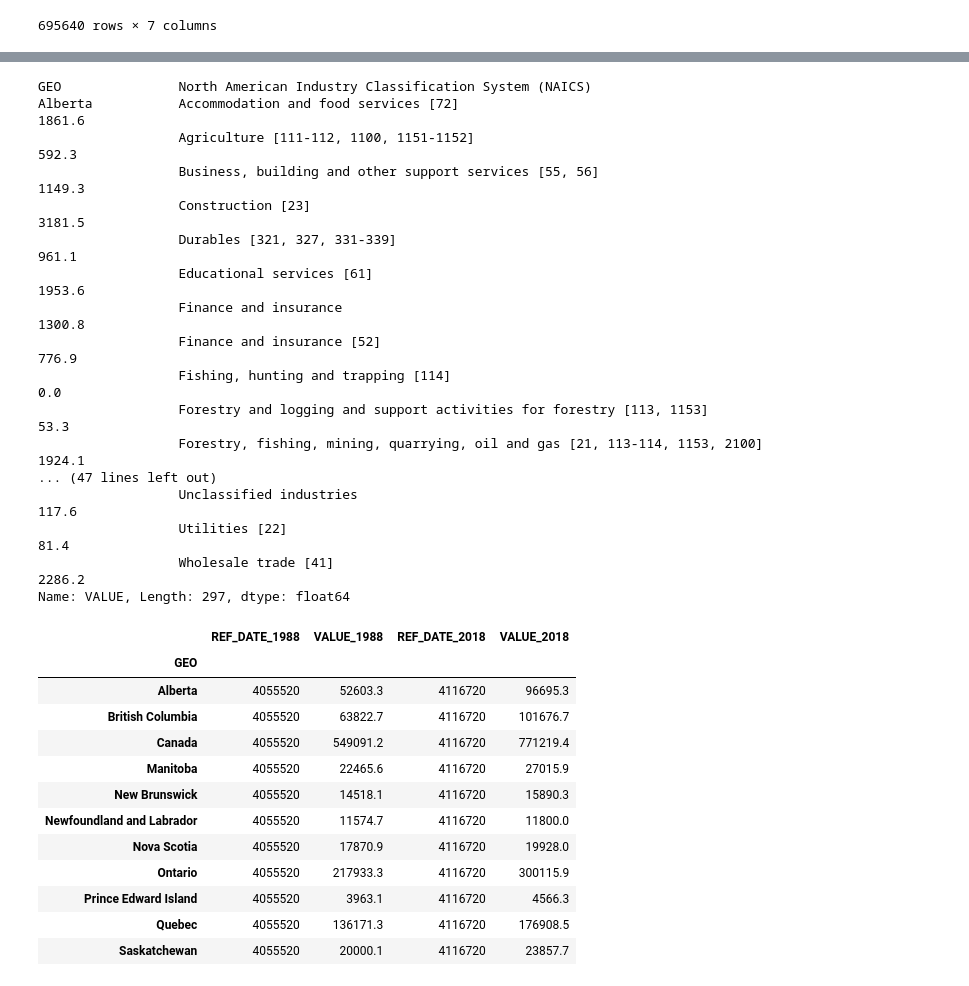
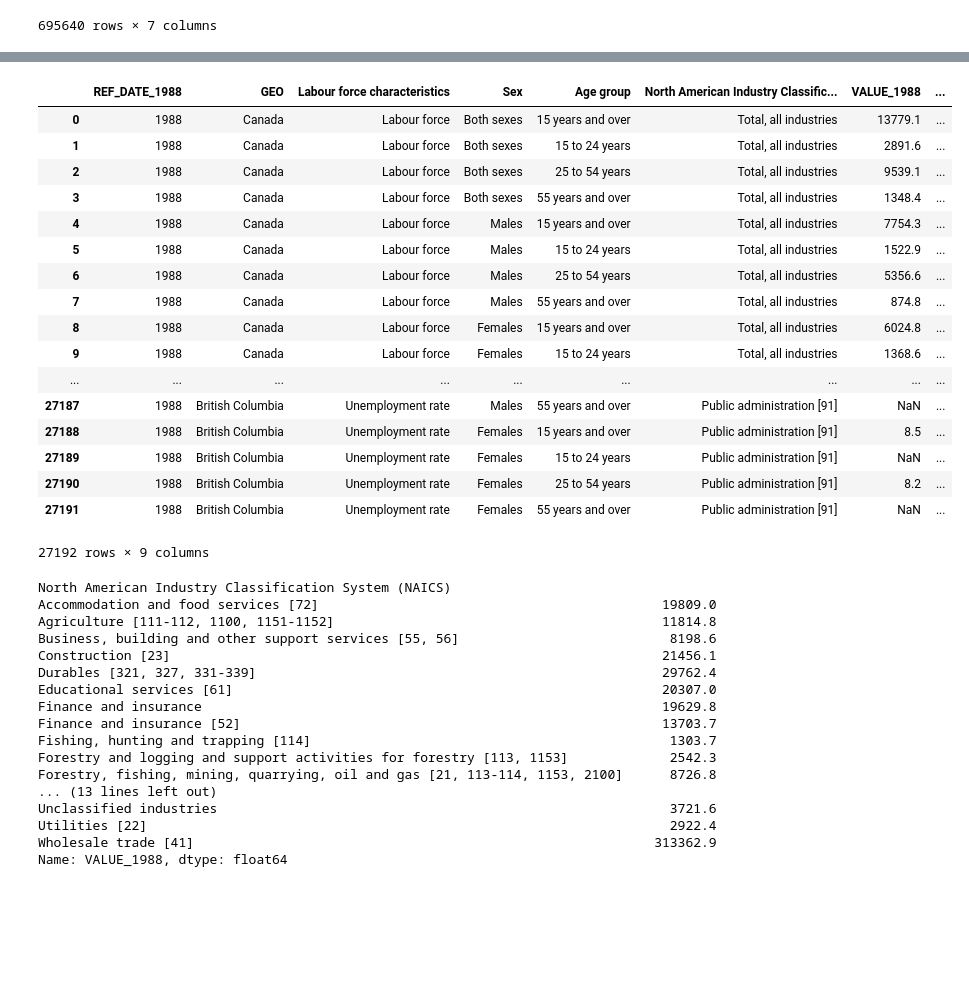
Before and after one commit to jhenvi/Project_1_Growth, a Jupyter notebook: main.ipynb, the cells around one changed output, grey strips where cells are left out. Drawn from its saved outputs; the diff is of its cells as text; code cells hidden in the pictures; blank space fills up the shorter version.

```diff
--- a/main.ipynb
+++ b/main.ipynb
@@ -149,39 +128,43 @@ df5
+# %%
+test_df = pd.merge(df5,df6, on = ["GEO", "Labour force characteristics", "Sex","Age group","North American Industry Classification System (NAICS)" ], suffixes = ("_1988", "_2018"))
+test_df
+# %% [output]
+|  | REF_DATE_1988 | GEO | Labour force characteristics | Sex | Age group | North American Industry Classific... | VALUE_1988 | ... |
+| 0 | 1988 | Canada | Labour force | Both sexes | 15 years and over | Total, all industries | 13779.1 | ... |
+| 1 | 1988 | Canada | Labour force | Both sexes | 15 to 24 years | Total, all industries | 2891.6 | ... |
+| 2 | 1988 | Canada | Labour force | Both sexes | 25 to 54 years | Total, all industries | 9539.1 | ... |
+| 3 | 1988 | Canada | Labour force | Both sexes | 55 years and over | Total, all industries | 1348.4 | ... |
+| 4 | 1988 | Canada | Labour force | Males | 15 years and over | Total, all industries | 7754.3 | ... |
+| 5 | 1988 | Canada | Labour force | Males | 15 to 24 years | Total, all industries | 1522.9 | ... |
+| 6 | 1988 | Canada | Labour force | Males | 25 to 54 years | Total, all industries | 5356.6 | ... |
+| 7 | 1988 | Canada | Labour force | Males | 55 years and over | Total, all industries | 874.8 | ... |
+| 8 | 1988 | Canada | Labour force | Females | 15 years and over | Total, all industries | 6024.8 | ... |
+| 9 | 1988 | Canada | Labour force | Females | 15 to 24 years | Total, all industries | 1368.6 | ... |
+| ... | ... | ... | ... | ... | ... | ... | ... | ... |
+| 27187 | 1988 | British Columbia | Unemployment rate | Males | 55 years and over | Public administration [91] | NaN | ... |
+| 27188 | 1988 | British Columbia | Unemployment rate | Females | 15 years and over | Public administration [91] | 8.5 | ... |
+| 27189 | 1988 | British Columbia | Unemployment rate | Females | 15 to 24 years | Public administration [91] | NaN | ... |
+| 27190 | 1988 | British Columbia | Unemployment rate | Females | 25 to 54 years | Public administration [91] | 8.2 | ... |
+| 27191 | 1988 | British Columbia | Unemployment rate | Females | 55 years and over | Public administration [91] | NaN | ... |
+27192 rows × 9 columns
 # %%
-df6 = df3.loc[df3["REF_DATE"]==2018]
-GEO_NAICS = df6.groupby(["GEO","North American Industry Classification System (NAICS)"])["VALUE"].sum()
-GEO_NAICS
+total_1988 = test_df.groupby(["North American Industry Classification System (NAICS)"])["VALUE_1988"].sum()
+total_1988
 # %% [output]
-GEO               North American Industry Classification System (NAICS)
-Alberta           Accommodation and food services [72]                                            1861.6
-                  Agriculture [111-112, 1100, 1151-1152]                                           592.3
-                  Business, building and other support services [55, 56]                          1149.3
-                  Construction [23]                                                               3181.5
-                  Durables [321, 327, 331-339]                                                     961.1
-                  Educational services [61]                                                       1953.6
-                  Finance and insurance                                                           1300.8
-                  Finance and insurance [52]                                                       776.9
-                  Fishing, hunting and trapping [114]                                                0.0
-                  Forestry and logging and support activities for forestry [113, 1153]              53.3
-                  Forestry, fishing, mining, quarrying, oil and gas [21, 113-114, 1153, 2100]     1924.1
-... (47 lines left out)
-                  Unclassified industries                                                          117.6
-                  Utilities [22]                                                                    81.4
-                  Wholesale trade [41]                                                            2286.2
-Name: VALUE, Length: 297, dtype: float64
+North American Industry Classification System (NAICS)
+Accommodation and food services [72]                                            19809.0
+Agriculture [111-112, 1100, 1151-1152]                                          11814.8
+Business, building and other support services [55, 56]                           8198.6
+Construction [23]                                                               21456.1
+Durables [321, 327, 331-339]                                                    29762.4
+Educational services [61]                                                       20307.0
+Finance and insurance                                                           19629.8
+Finance and insurance [52]                                                      13703.7
+Fishing, hunting and trapping [114]                                              1303.7
+Forestry and logging and support activities for forestry [113, 1153]             2542.3
+Forestry, fishing, mining, quarrying, oil and gas [21, 113-114, 1153, 2100]      8726.8
+... (13 lines left out)
+Unclassified industries                                                          3721.6
+Utilities [22]                                                                   2922.4
+Wholesale trade [41]                                                           313362.9
+Name: VALUE_1988, dtype: float64
-# %%
-test_df = pd.merge(df5,df6, on = "GEO", suffixes = ("_1988", "_2018"))
-test_df
-# %% [output]
-|  | REF_DATE_1988 | VALUE_1988 | REF_DATE_2018 | VALUE_2018 |
-| GEO |  |  |  |  |
-| Alberta | 4055520 | 52603.3 | 4116720 | 96695.3 |
-| British Columbia | 4055520 | 63822.7 | 4116720 | 101676.7 |
-| Canada | 4055520 | 549091.2 | 4116720 | 771219.4 |
-| Manitoba | 4055520 | 22465.6 | 4116720 | 27015.9 |
-| New Brunswick | 4055520 | 14518.1 | 4116720 | 15890.3 |
-| Newfoundland and Labrador | 4055520 | 11574.7 | 4116720 | 11800.0 |
-| Nova Scotia | 4055520 | 17870.9 | 4116720 | 19928.0 |
-| Ontario | 4055520 | 217933.3 | 4116720 | 300115.9 |
-| Prince Edward Island | 4055520 | 3963.1 | 4116720 | 4566.3 |
-| Quebec | 4055520 | 136171.3 | 4116720 | 176908.5 |
-| Saskatchewan | 4055520 | 20000.1 | 4116720 | 23857.7 |
```
Also changed, not shown: parts of 11 cells of this notebook.
